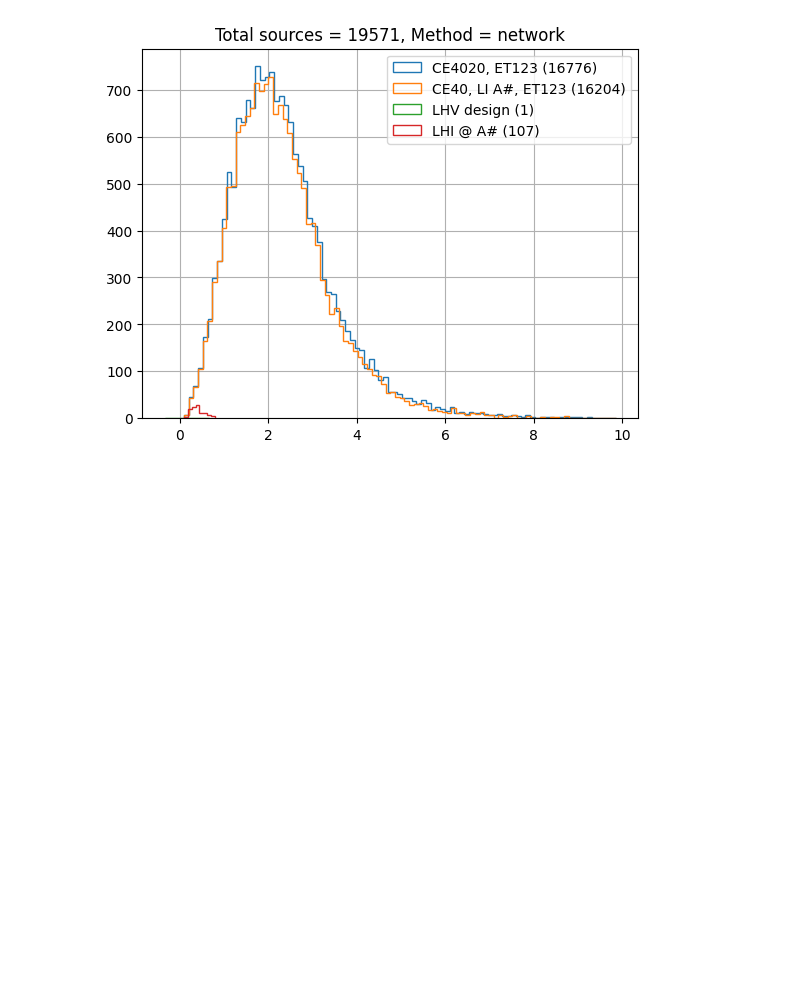
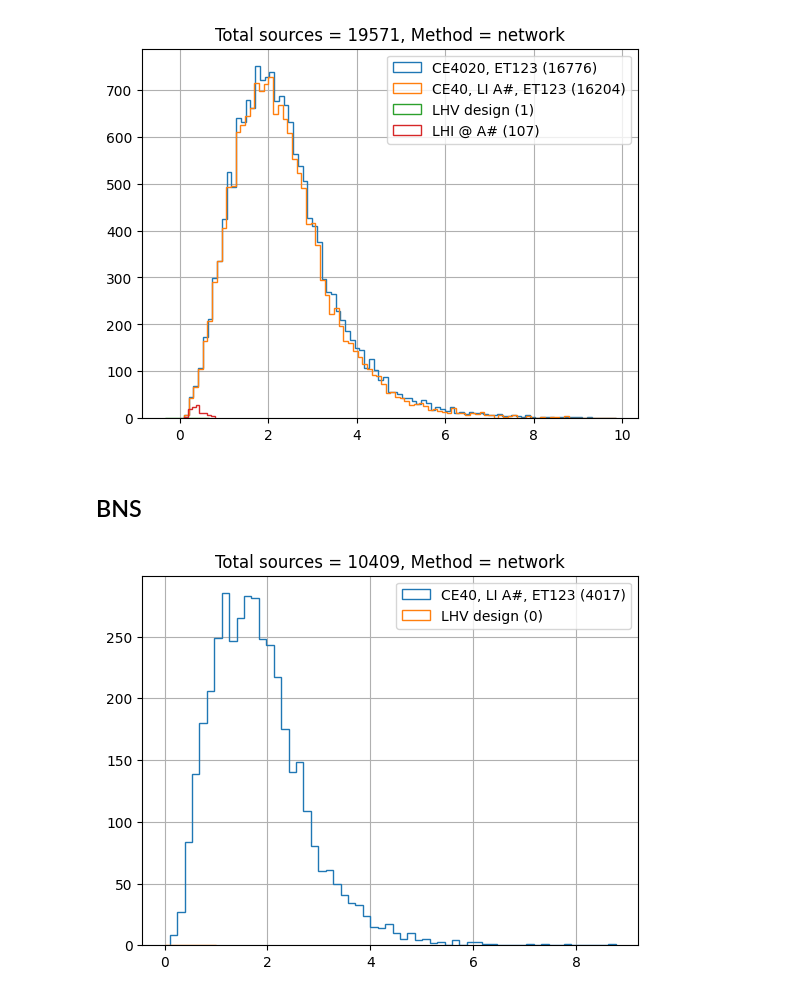
Before and after one commit to divyajyoti09/next_gen_detect, a Jupyter notebook: SNR_plots.ipynb, the cells around one changed output. Cells and saved outputs as stored; diff of their text form; code cells hidden in the pictures; blank space fills up the shorter version.

```diff
--- a/SNR_plots.ipynb
+++ b/SNR_plots.ipynb
@@ -136,3 +218,30 @@ plt.title(f'Total sources = {len(snr_data_nsbh["LHV_design"]["mass1"])}, Method
 plt.grid()
 # %% [output]
 [figure]
+# %% [markdown]
+## BNS
+# %%
+data_dir_bns = '../output_data/BNS/'
+# %%
+snr_data_bns = {}
+config_bns = {}
+for data_file in list(os.walk(data_dir_bns))[0][2]:
+    key = data_file.split('_DG_')[0]
+    bns_data = dd.io.load(os.path.join(data_dir_bns, data_file))
+    snr_data_bns[key] = bns_data['Optimal_SNR']
+    config_bns[key] = bns_data['config']
+# %%
+detected_bns = {'all':{}, 'network':{}}
+for key in snr_data_bns.keys():
+    detected_bns['all'][key] = get_detected_SNRs(snr_data_bns[key], method='all')
+    detected_bns['network'][key] = get_detected_SNRs(snr_data_bns[key], method='network')
+# %%
+for key in detected_bns['network'].keys():
+    bns_data = detected_bns['network'][key]
+    plt.hist(bns_data['redshift'], histtype=u'step',
+             label=f'{netw_labels[key]} ({len(bns_data["redshift"])})', bins='auto')
+plt.legend()
+plt.title(f'Total sources = {len(snr_data_bns["CE40LIAsharpET123"]["mass1"])}, Method = network')
+plt.grid()
+# %% [output]
+[figure, added]
```
Also changed, not shown: parts of 10 cells of this notebook.
